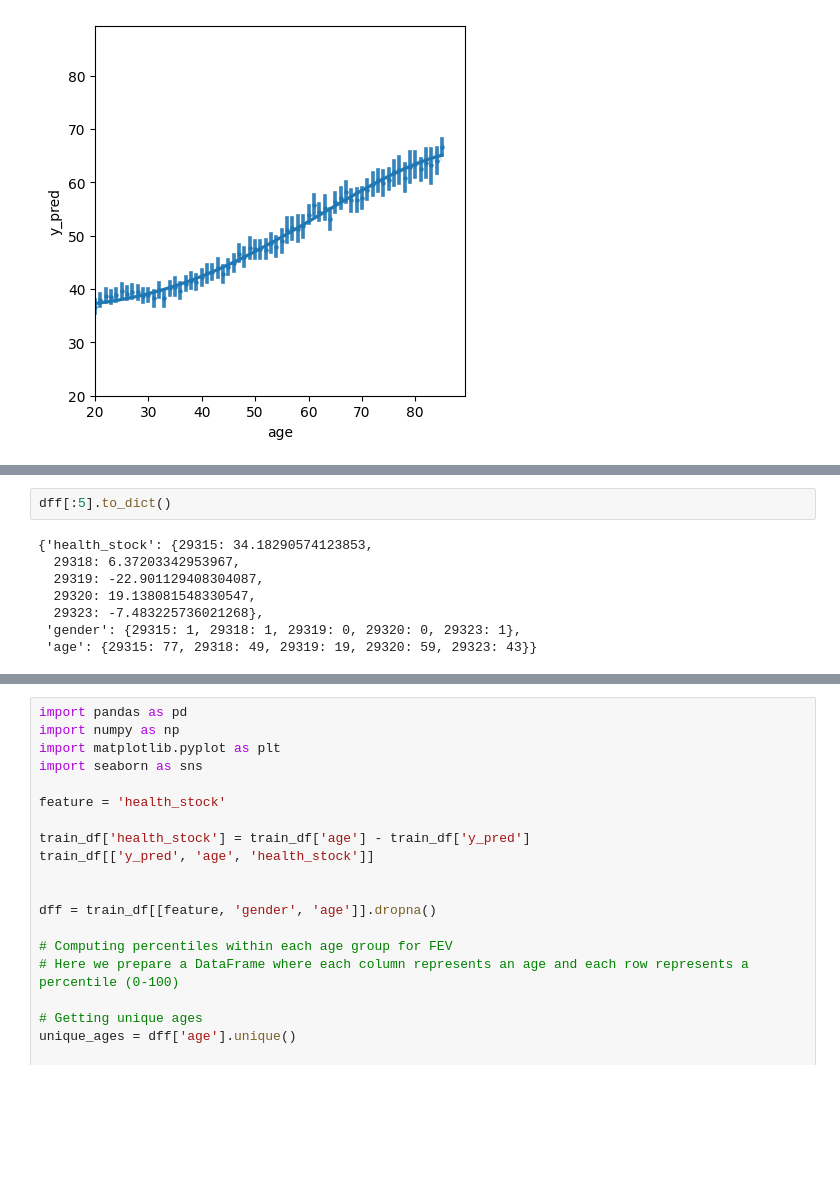
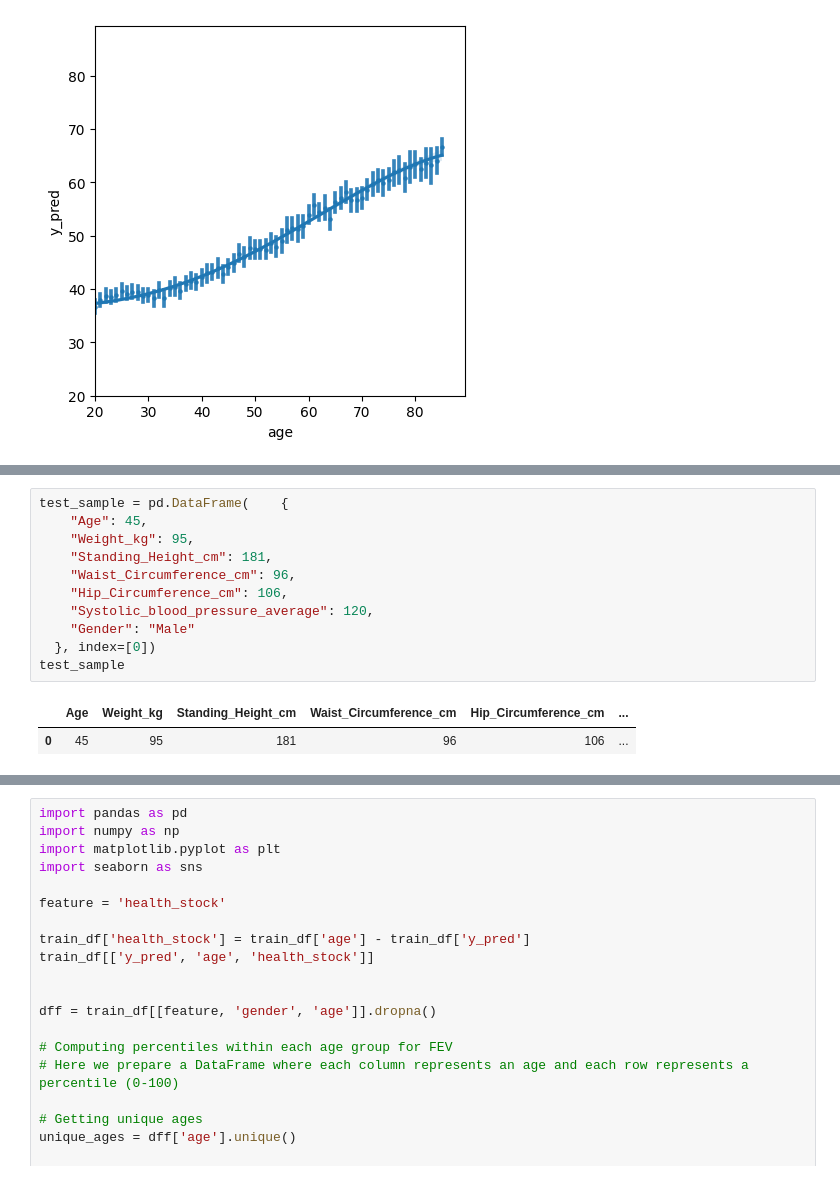
Before and after one commit to NikolayTV/bioage_estimation, a Jupyter notebook: 0.eda+data_prep.ipynb, the cells around one changed output, grey strips where cells are left out. Drawn from its saved outputs; the diff is of its cells as text; blank space fills up the shorter version.

```diff
--- a/0.eda+data_prep.ipynb
+++ b/0.eda+data_prep.ipynb
@@ -564,10 +551,14 @@ plt.show()
-# %%
-dff[:5].to_dict()
-# %% [output]
-{'health_stock': {29315: 34.18290574123853,
-  29318: 6.37203342953967,
-  29319: -22.901129408304087,
-  29320: 19.138081548330547,
-  29323: -7.483225736021268},
- 'gender': {29315: 1, 29318: 1, 29319: 0, 29320: 0, 29323: 1},
- 'age': {29315: 77, 29318: 49, 29319: 19, 29320: 59, 29323: 43}}
+# %%
+test_sample = pd.DataFrame(    {
+    "Age": 45,
+    "Weight_kg": 95,
+    "Standing_Height_cm": 181,
+    "Waist_Circumference_cm": 96,
+    "Hip_Circumference_cm": 106,
+    "Systolic_blood_pressure_average": 120,
+    "Gender": "Male"
+  }, index=[0])
+test_sample
+# %% [output]
+|  | Age | Weight_kg | Standing_Height_cm | Waist_Circumference_cm | Hip_Circumference_cm | ... |
+| 0 | 45 | 95 | 181 | 96 | 106 | ... |
```
Also changed, not shown: parts of 13 cells of this notebook, 17 other files.
